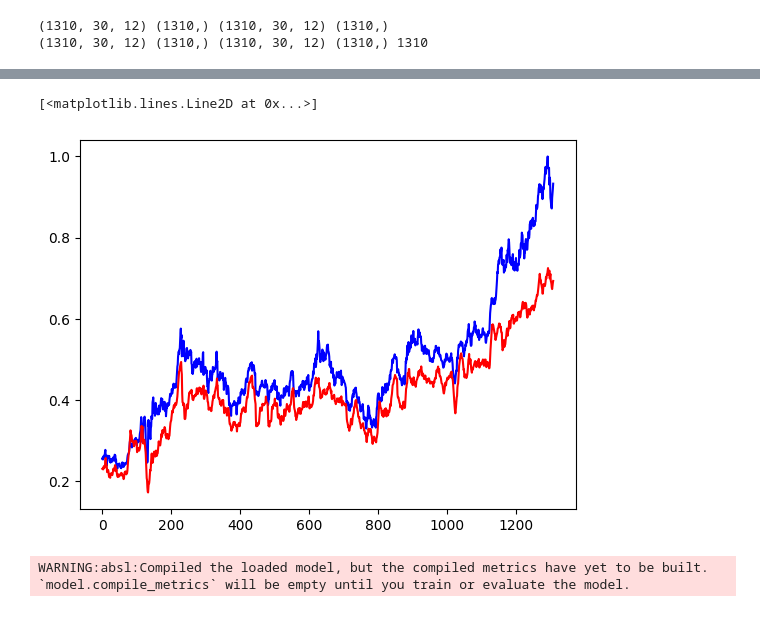
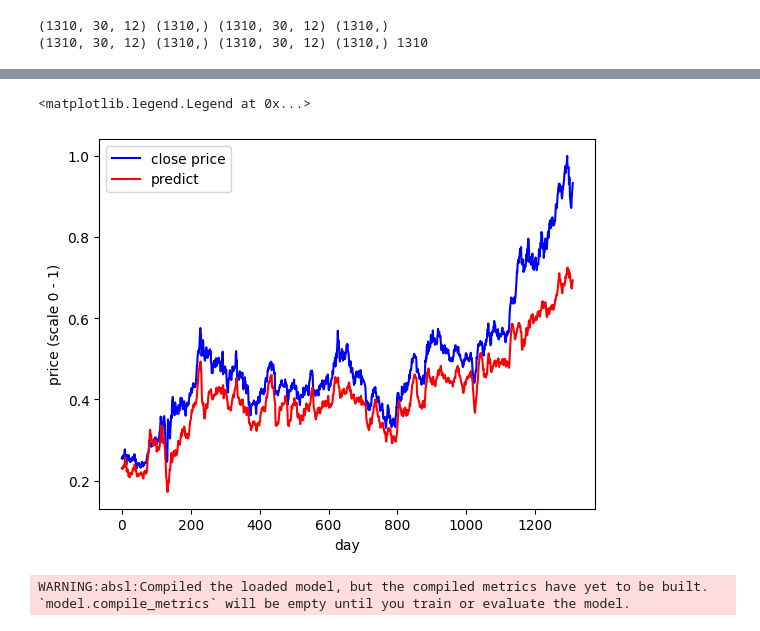
Before and after one commit to BrossBoy/internship, a Jupyter notebook: lstm_gold.ipynb, the cells around one changed output, grey strips where cells are left out. Saved outputs shown, nothing was run; the diff lists cells and outputs as text; code cells hidden in the pictures.

```diff
--- a/lstm_gold.ipynb
+++ b/lstm_gold.ipynb
@@ -99,6 +101,9 @@ def model_lstm(range_input=30, neurons=16, n_feature=3):
 model = model_lstm(range_input=x_train.shape[1], n_feature=x_train.shape[2])
 history = model.fit(x_train, y_train, batch_size=500, epochs=100)
 scale_predict = model.predict(x_test)
-plt.plot(y_test, c="b")
-plt.plot(scale_predict, c="r")
+plt.plot(y_test, c="b", label="close price")
+plt.plot(scale_predict, c="r", label="predict")
+plt.xlabel("day")
+plt.ylabel("price (scale 0 - 1)")
+plt.legend()
 # %% [output]
@@ -106,4 +111,4 @@ plt.plot(scale_predict, c="r")
-[<matplotlib.lines.Line2D at 0x...>]
+<matplotlib.legend.Legend at 0x...>
-[figure, old version]
+[figure, new version]
 # %%
 # model.save("model/simple_lstm_model.h5")
```
Also changed, not shown: parts of 6 cells of this notebook.
